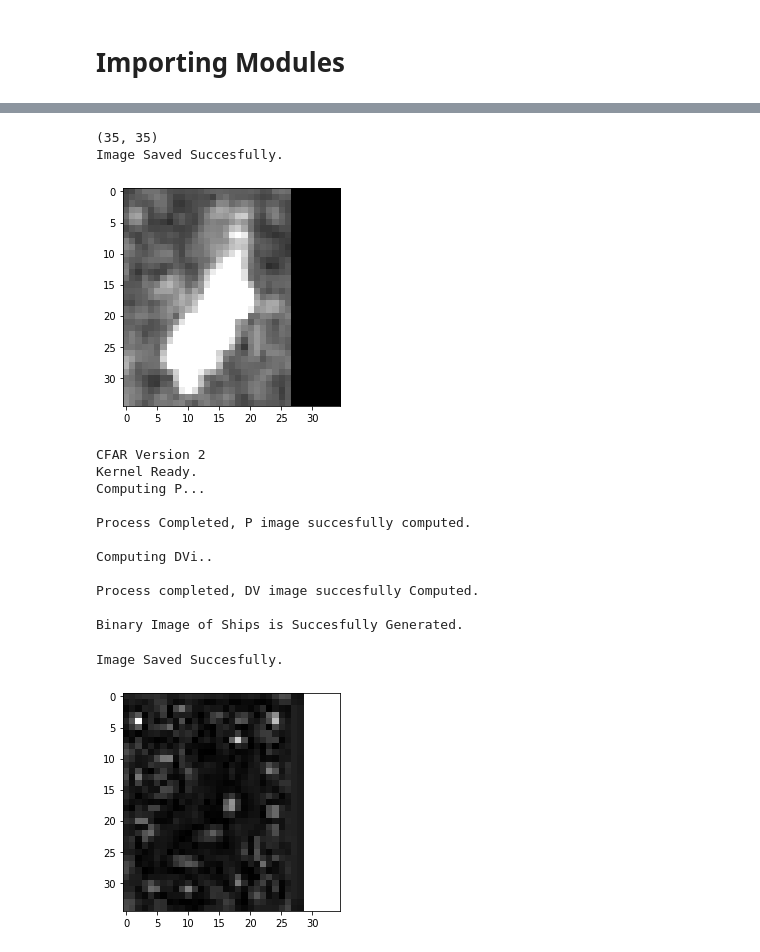
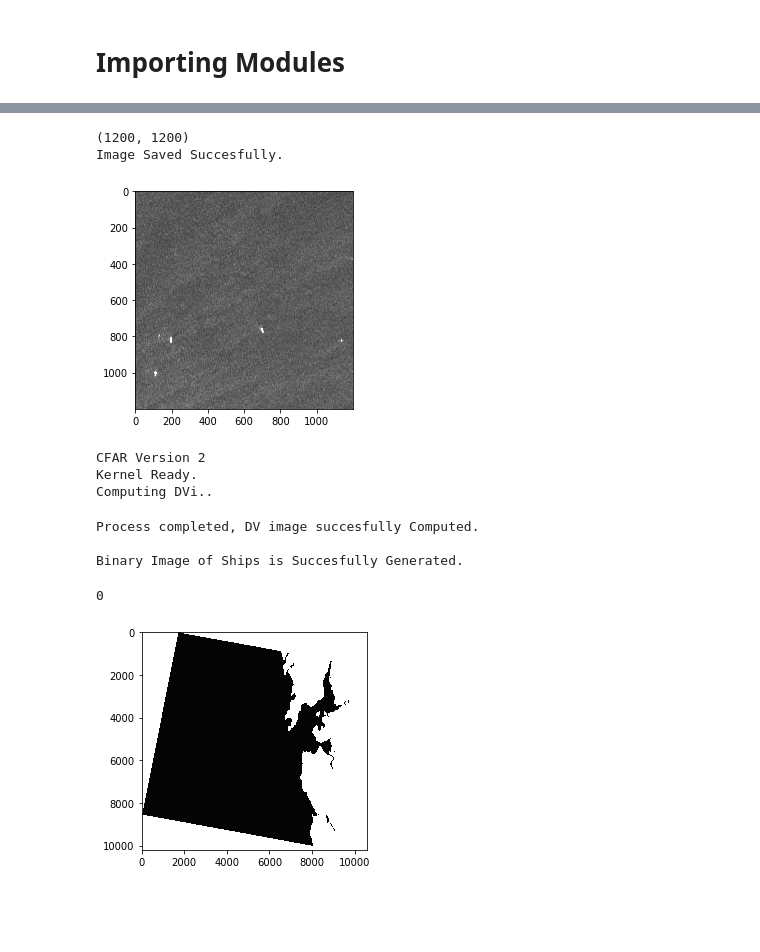
Before and after one commit to harshal306/ShipDetectionBCFAR_SARImagery, a Jupyter notebook: AdaptiveThresholdAlgo/CFARImplementation.ipynb, the cells around one changed output, grey strips where cells are left out. Cells and saved outputs as stored; diff of their text form; code cells hidden in the pictures; blank space fills up the shorter version.

Commit message:
CFAR Filter Works fine

```diff
--- a/AdaptiveThresholdAlgo/CFARImplementation.ipynb
+++ b/AdaptiveThresholdAlgo/CFARImplementation.ipynb
@@ -22,29 +17,28 @@ rows,col = band_data_arr.shape
 #print(rows,col)
 #gp.visualizeImg(band_data_arr)
 # %%
-#subset_img = (gp.subsetImg(band_data_arr,4500,5700),5) #single ship
+#subset_img = (gp.subsetImg(band_data_arr,4800,6000)) #single ship
 #subset_img = gp.subsetImg(band_data_arr,4950,5700) #multiple ship.
 
-subset_img = band_data_arr[5853:5888,4594:4621]
-subset_img = (ir.adjustImg(np.array(subset_img)))
+#subset_img = band_data_arr[5853:5888,4594:4621]
+#subset_img = (ir.adjustImg(np.array(subset_img)))
 print(subset_img.shape)
 gp.visualizeImg(subset_img)
 gp.save_img2Geotiff(subset_img,DATA_PATH+'CFARResults/Input.tif')
 # %% [output]
-(35, 35)
+(1200, 1200)
 Image Saved Succesfully.
-[figure, old version]
+[figure, new version]
 # %%
 #arr = np.array(np.arange(36))
 #arr = arr.reshape(6,6)
-backgroundWindow_size = 7
-guardWindow_size = 5
-targetWindow_size = 3
-kernel = 3
-pfa = 0.99
+backgroundWindow_size = 35
+guardWindow_size = 33
+targetWindow_size = 31
+pfa = 20
 # %%
 print("CFAR Version 2")
-cfar_version2 = cfarv2.CFAR_v2(subset_img,targetWindow_size,guardWindow_size,backgroundWindow_size,pfa)
+cfar_version2 = cfarv2.CFAR_v2(band_data_arr,targetWindow_size,guardWindow_size,backgroundWindow_size,pfa)
 finalImg_version2, DV_img,T_img = cfar_version2.shipDetection()
 
 # print("CFAR version 1")
@@ -53,18 +47,13 @@ finalImg_version2, DV_img,T_img = cfar_version2.shipDetection()
 # %% [output]
 CFAR Version 2
 Kernel Ready.
-Computing P...
-
-Process Completed, P image succesfully computed.
-
 Computing DVi..
-
-Process completed, DV image succesfully Computed.
-
-Binary Image of Ships is Succesfully Generated.
+Process completed, DV image succesfully Computed.
+
+Binary Image of Ships is Succesfully Generated.
 # %%
 gp.visualizeBinaryImg(DV_img)
-gp.save_img2Geotiff(DV_img,'Dataset_963A/CFARResults/Output_DVCFARversion2'+str(backgroundWindow_size)+str(guardWindow_size)+str(targetWindow_size)+'.tif')
+#gp.save_img2Geotiff(DV_img,'Dataset_963A/CFARResults/Output_DVCFARversion2'+str(backgroundWindow_size)+str(guardWindow_size)+str(targetWindow_size)+'.tif')
 # %% [output]
-Image Saved Succesfully.
+0
-[figure, old version]
+[figure, new version]
```
Also changed, not shown: parts of 4 cells of this notebook, 5 other files.
